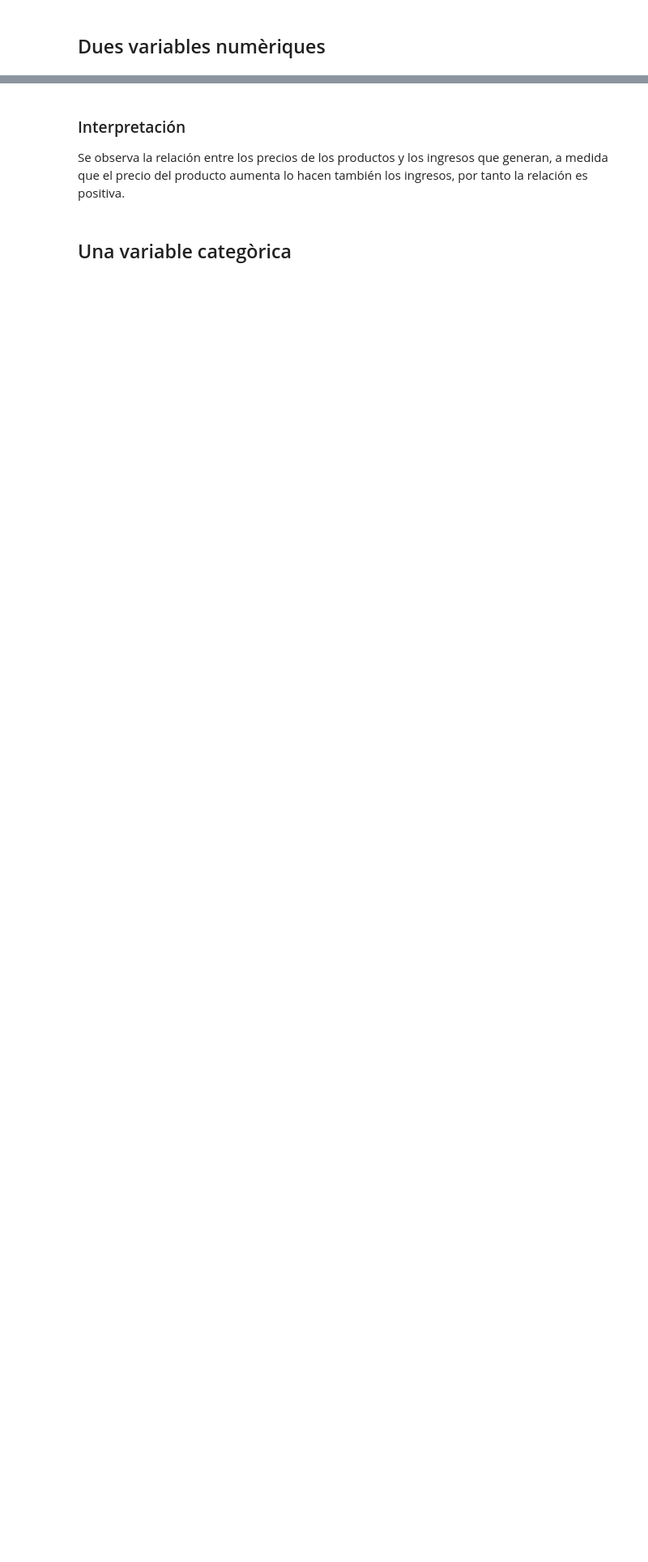
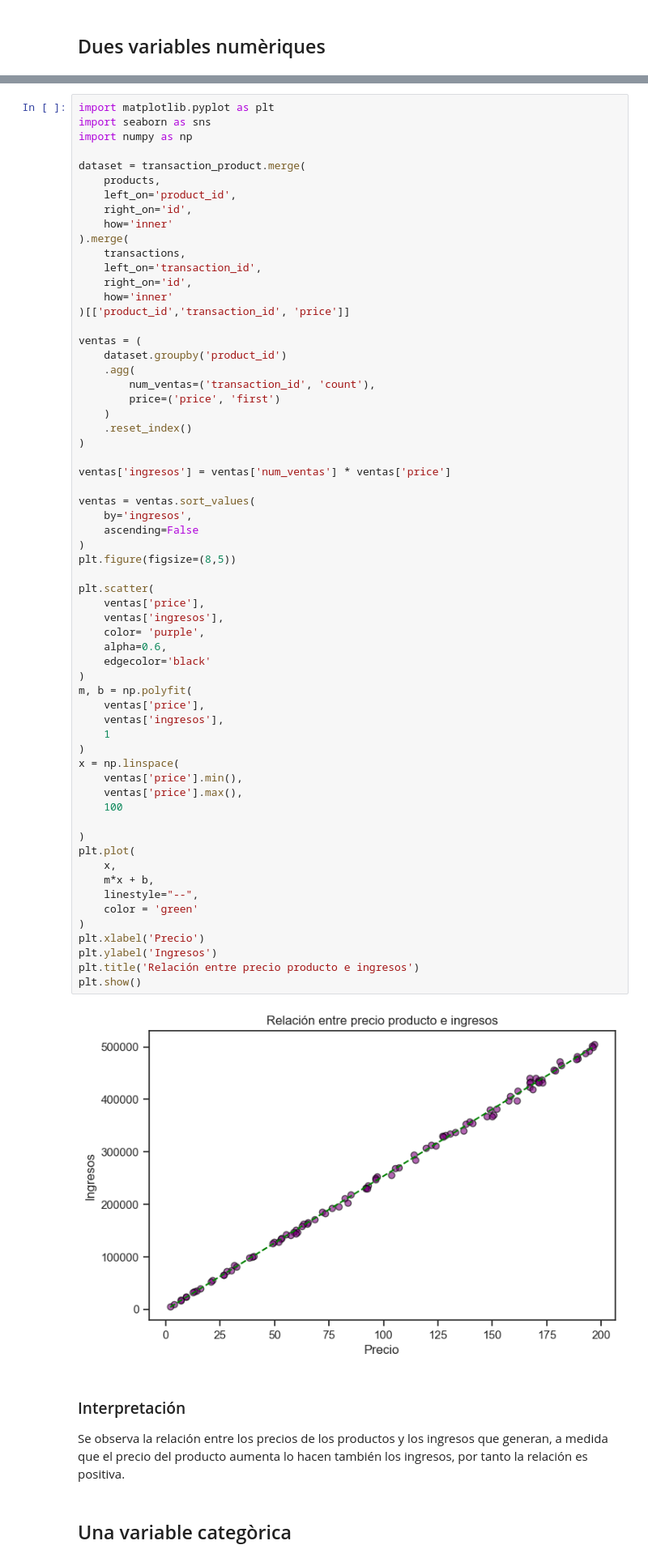
Before and after one commit to MartaTorrente/Data-Analytics, a Jupyter notebook: Python/Sprint 11/Sprint 11 Marta Torrente.ipynb, the cells around one changed output, grey strips where cells are left out. Shown at 81% size. Cells and saved outputs as stored; diff of their text form; blank space fills up the shorter version.

```diff
--- a/Python/Sprint 11/Sprint 11 Marta Torrente.ipynb
+++ b/Python/Sprint 11/Sprint 11 Marta Torrente.ipynb
@@ -148,3 +146,67 @@ plt.show()
+# %%
+import matplotlib.pyplot as plt
+import seaborn as sns
+import numpy as np
+
+dataset = transaction_product.merge(
+    products,
+    left_on='product_id',
+    right_on='id',
+    how='inner'
+).merge(
+    transactions,
+    left_on='transaction_id',
+    right_on='id',
+    how='inner'
+)[['product_id','transaction_id', 'price']]
+
+ventas = (
+    dataset.groupby('product_id')
+    .agg(
+        num_ventas=('transaction_id', 'count'),
+        price=('price', 'first')
+    )
+    .reset_index()
+)
+
+ventas['ingresos'] = ventas['num_ventas'] * ventas['price']
+
+ventas = ventas.sort_values(
+    by='ingresos',
+    ascending=False
+)
+plt.figure(figsize=(8,5))
+
+plt.scatter(
+    ventas['price'],
+    ventas['ingresos'],
+    color= 'purple',
+    alpha=0.6,
+    edgecolor='black'
+)
+m, b = np.polyfit(
+    ventas['price'],
+    ventas['ingresos'],
+    1
+)
+x = np.linspace(
+    ventas['price'].min(),
+    ventas['price'].max(),
+    100
+
+)
+plt.plot(
+    x,
+    m*x + b,
+    linestyle="--",
+    color = 'green'
+)
+plt.xlabel('Precio')
+plt.ylabel('Ingresos')
+plt.title('Relación entre precio producto e ingresos')
+plt.show()
+# %% [output]
+[figure, added]
 # %% [markdown]
 ### Interpretación
 Se observa la relación entre los precios de los productos y los ingresos que generan, a medida que el precio del producto aumenta lo hacen también los ingresos, por tanto la relación es positiva.
```
Also changed, not shown: parts of 6 cells of this notebook, 2 other files.
